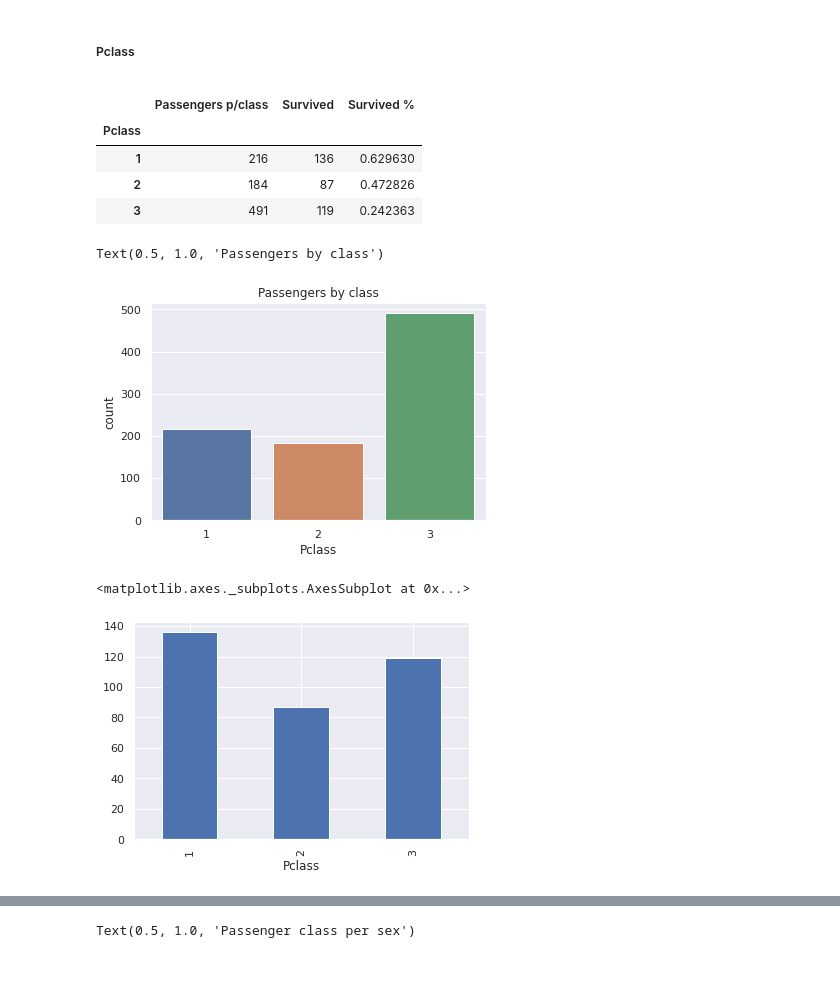
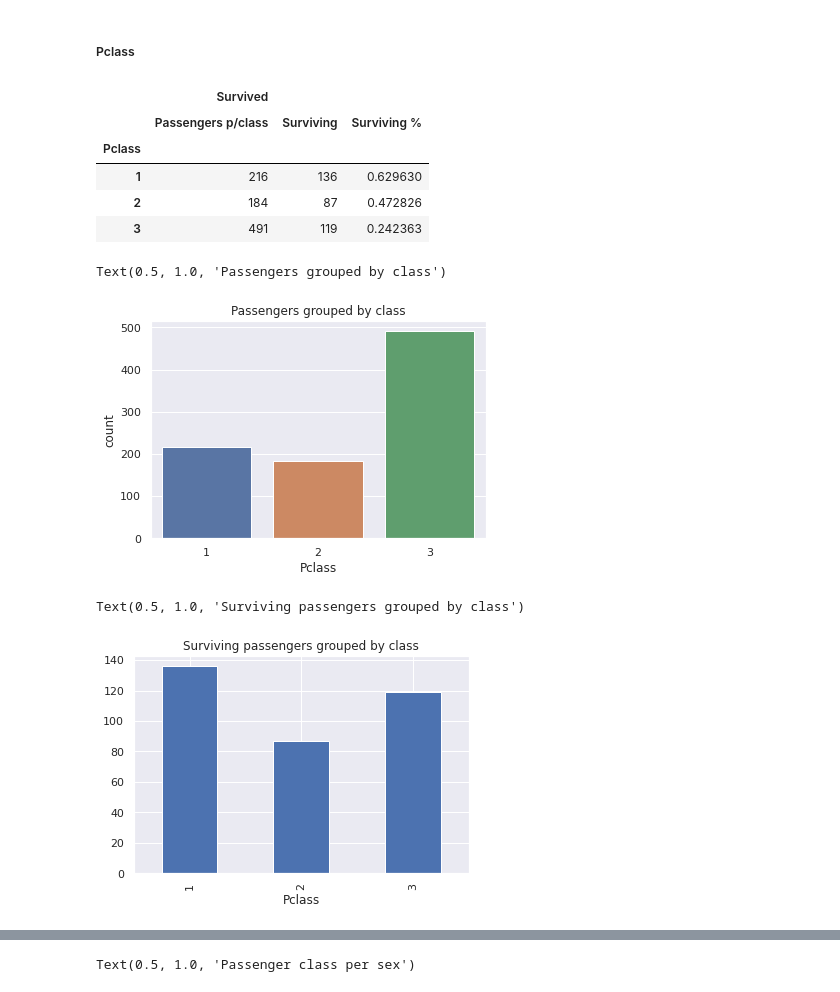
Before and after one commit to lerz30/ML_introduction, a Jupyter notebook: notebooks/pandas_intro.ipynb, the cells around one changed output, grey strips where cells are left out. Drawn from its saved outputs; the diff is of its cells as text; code cells hidden in the pictures.

```diff
--- a/notebooks/pandas_intro.ipynb
+++ b/notebooks/pandas_intro.ipynb
@@ -253,22 +255,22 @@ array([[<matplotlib.axes._subplots.AxesSubplot object at 0x...>,
 # %%
 df.groupby('Pclass')\
     .agg({'Survived': [np.size, np.sum, np.mean]})\
-    .rename(columns={'size': "Passengers p/class", 'sum': "Survived", 'mean': "Survived %", "Survived": ""})
+    .rename(columns={'size': "Passengers p/class", 'sum': "Surviving", 'mean': "Surviving %", "Surviving": ""})
 # %% [output]
-|  |  |  |  |
-|  | Passengers p/class | Survived | Survived % |
+|  | Survived |  |  |
+|  | Passengers p/class | Surviving | Surviving % |
 | Pclass |  |  |  |
 | 1 | 216 | 136 | 0.629630 |
 | 2 | 184 | 87 | 0.472826 |
 | 3 | 491 | 119 | 0.242363 |
 # %%
-sns.countplot(x='Pclass', data=df).set_title("Passengers by class")
+sns.countplot(x='Pclass', data=df).set_title("Passengers grouped by class")
 # %% [output]
-Text(0.5, 1.0, 'Passengers by class')
+Text(0.5, 1.0, 'Passengers grouped by class')
-[figure, old version]
+[figure, new version]
 # %%
-df.groupby('Pclass')['Survived'].sum().plot(kind='bar')
+df.groupby('Pclass')['Survived'].sum().plot(kind='bar').set_title("Surviving passengers grouped by class")
 # %% [output]
-<matplotlib.axes._subplots.AxesSubplot at 0x...>
+Text(0.5, 1.0, 'Surviving passengers grouped by class')
-[figure, old version]
+[figure, new version]
 # %%
```
Also changed, not shown: parts of 52 cells of this notebook, 1 other file.
